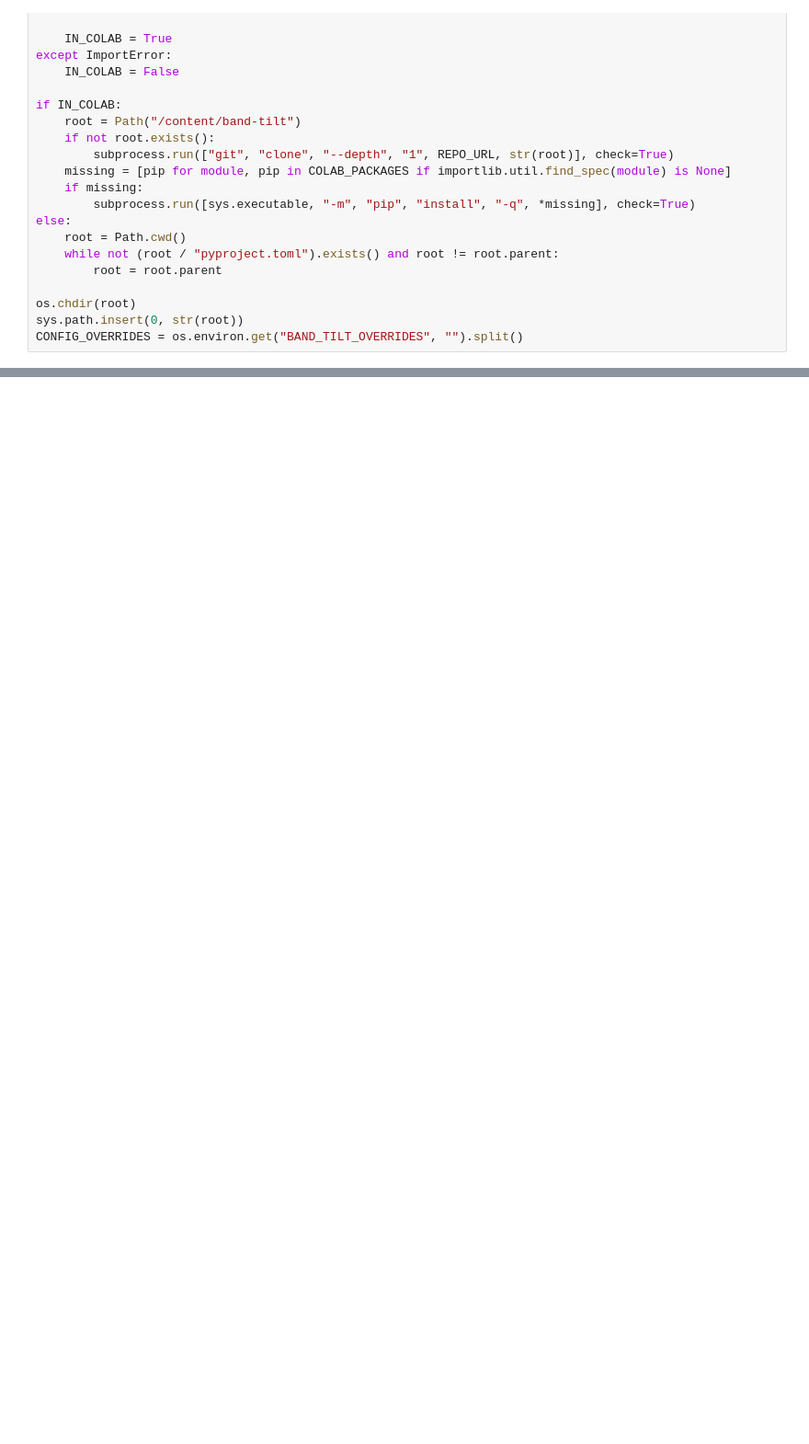
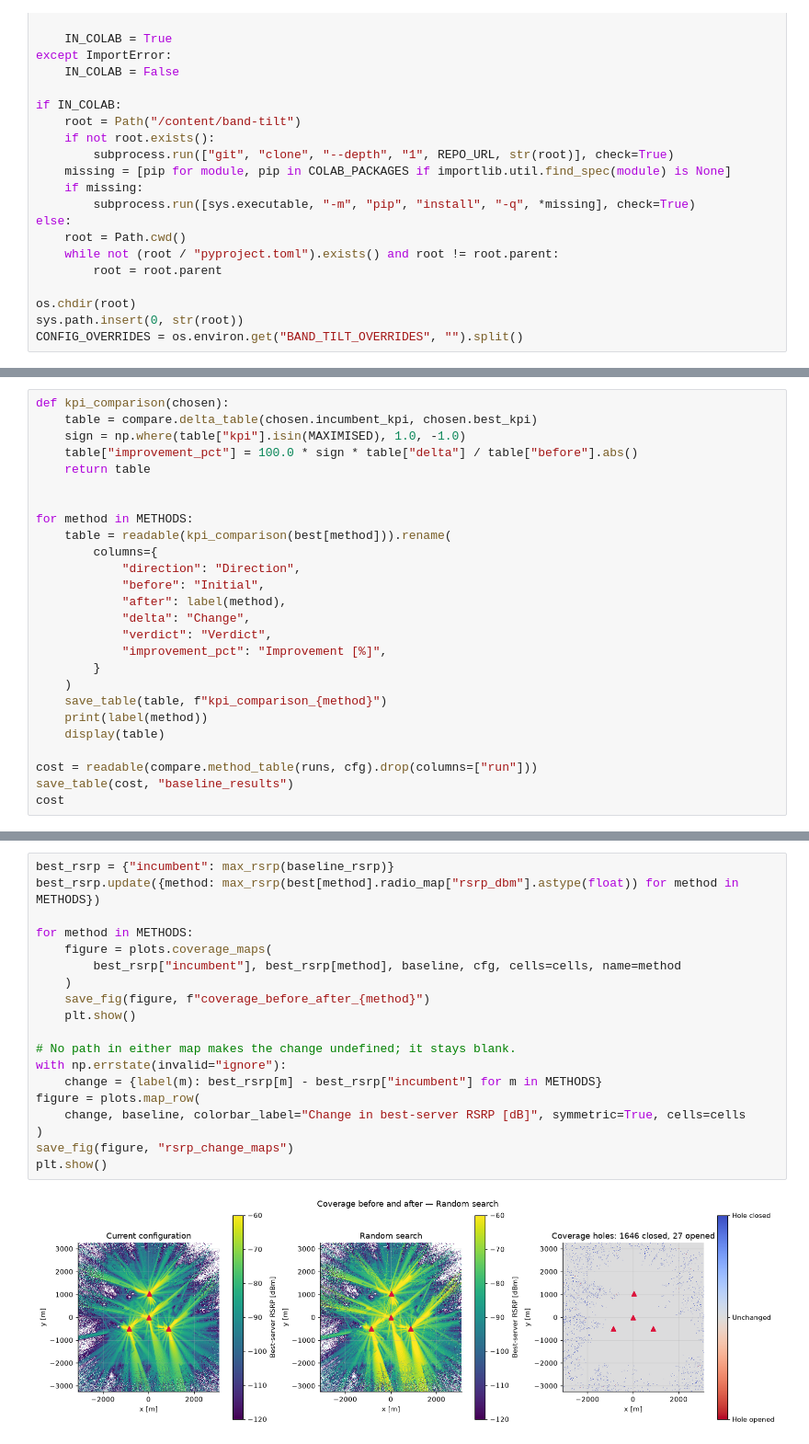
Before and after one commit to NguyenVu04/band-tilt, a Jupyter notebook: notebooks/03a_baseline.ipynb, the cells around one changed output, grey strips where cells are left out. Shown at 92% size. Saved outputs shown, nothing was run; the diff lists cells and outputs as text; blank space fills up the shorter version.

```diff
--- a/notebooks/03a_baseline.ipynb
+++ b/notebooks/03a_baseline.ipynb
@@ -165,0 +532,26 @@ Current configuration: {'Coverage hole rate': 0.1768, 'Co-band overlap rate': 0.
+# %%
+def kpi_comparison(chosen):
+    table = compare.delta_table(chosen.incumbent_kpi, chosen.best_kpi)
+    sign = np.where(table["kpi"].isin(MAXIMISED), 1.0, -1.0)
+    table["improvement_pct"] = 100.0 * sign * table["delta"] / table["before"].abs()
+    return table
+
+
+for method in METHODS:
+    table = readable(kpi_comparison(best[method])).rename(
+        columns={
+            "direction": "Direction",
+            "before": "Initial",
+            "after": label(method),
+            "delta": "Change",
+            "verdict": "Verdict",
+            "improvement_pct": "Improvement [%]",
+        }
+    )
+    save_table(table, f"kpi_comparison_{method}")
+    print(label(method))
+    display(table)
+
+cost = readable(compare.method_table(runs, cfg).drop(columns=["run"]))
+save_table(cost, "baseline_results")
+cost
@@ -165,0 +591,21 @@ Current configuration: {'Coverage hole rate': 0.1768, 'Co-band overlap rate': 0.
+# %%
+best_rsrp = {"incumbent": max_rsrp(baseline_rsrp)}
+best_rsrp.update({method: max_rsrp(best[method].radio_map["rsrp_dbm"].astype(float)) for method in METHODS})
+
+for method in METHODS:
+    figure = plots.coverage_maps(
+        best_rsrp["incumbent"], best_rsrp[method], baseline, cfg, cells=cells, name=method
+    )
+    save_fig(figure, f"coverage_before_after_{method}")
+    plt.show()
+
+# No path in either map makes the change undefined; it stays blank.
+with np.errstate(invalid="ignore"):
+    change = {label(m): best_rsrp[m] - best_rsrp["incumbent"] for m in METHODS}
+figure = plots.map_row(
+    change, baseline, colorbar_label="Change in best-server RSRP [dB]", symmetric=True, cells=cells
+)
+save_fig(figure, "rsrp_change_maps")
+plt.show()
+# %% [output]
+[figure, added]
```
Also changed, not shown: parts of 39 cells of this notebook, 1 other file.
